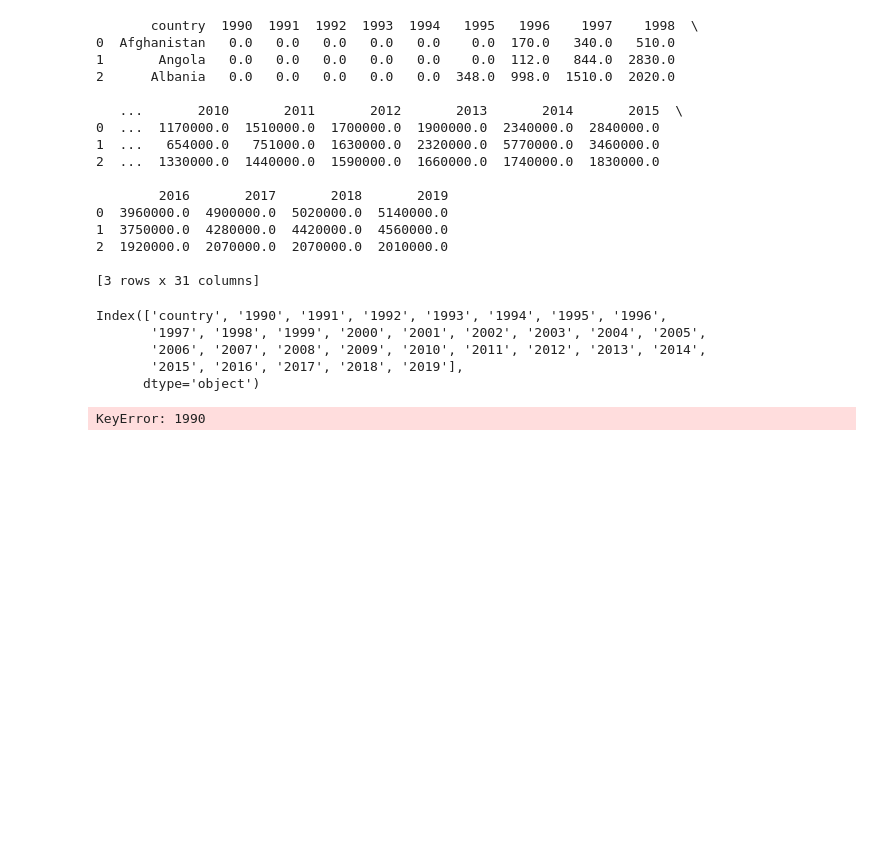
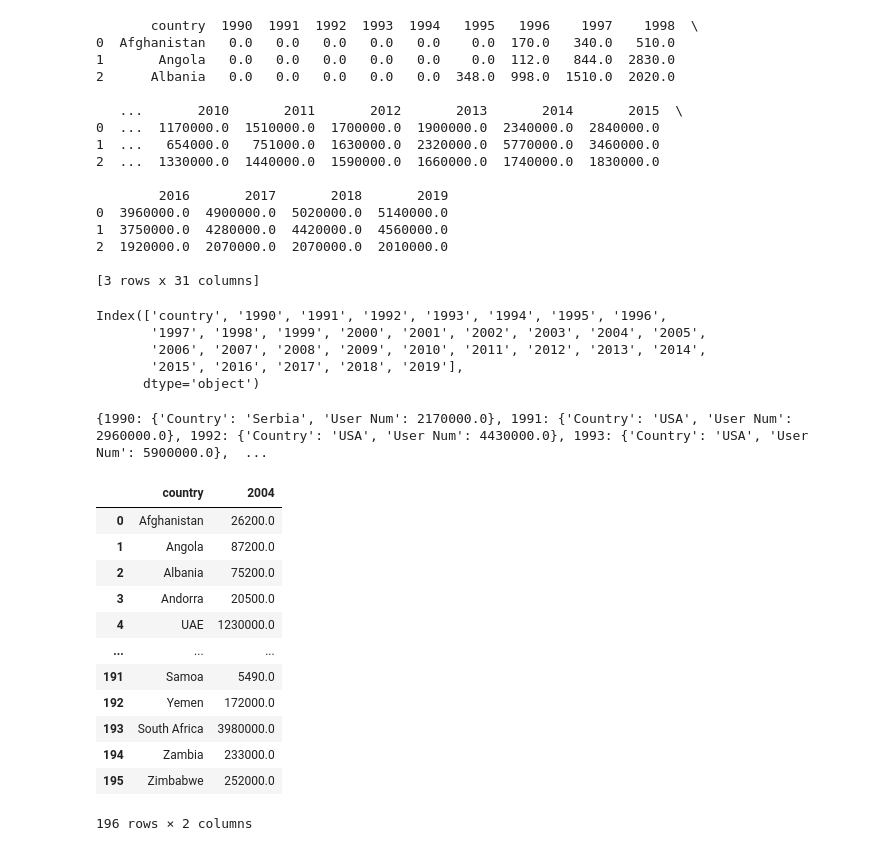
Before and after one commit to hesamzs/NetUserNum, a Jupyter notebook: net_num.ipynb, the cells around one changed output. Saved outputs shown, nothing was run; the diff lists cells and outputs as text; code cells hidden in the pictures; blank space fills up the shorter version.

```diff
--- a/net_num.ipynb
+++ b/net_num.ipynb
@@ -31,9 +31,6 @@ Index(['country', '1990', '1991', '1992', '1993', '1994', '1995', '1996',
 # %%
 max_data = {}
 first_year = 1990
-
-# for i in df.columns:
-    # print(i)
 
 while first_year <= 2019 :
     max_value = df[str(first_year)].max()
@@ -41,10 +38,26 @@ while first_year <= 2019 :
     max_data[first_year] = {
         "Country" : country_name,
         "User Num" : max_value,
-
     }
 
+    first_year += 1
 
-    first_year += 1
+print(max_data)
 # %% [output]
-KeyError: 1990
+{1990: {'Country': 'Serbia', 'User Num': 2170000.0}, 1991: {'Country': 'USA', 'User Num': 2960000.0}, 1992: {'Country': 'USA', 'User Num': 4430000.0}, 1993: {'Country': 'USA', 'User Num': 5900000.0},  ...
+# %%
+df[["country","2004"]]
+# %% [output]
+|  | country | 2004 |
+| 0 | Afghanistan | 26200.0 |
+| 1 | Angola | 87200.0 |
+| 2 | Albania | 75200.0 |
+| 3 | Andorra | 20500.0 |
+| 4 | UAE | 1230000.0 |
+| ... | ... | ... |
+| 191 | Samoa | 5490.0 |
+| 192 | Yemen | 172000.0 |
+| 193 | South Africa | 3980000.0 |
+| 194 | Zambia | 233000.0 |
+| 195 | Zimbabwe | 252000.0 |
+196 rows × 2 columns
```
Also changed, not shown: parts of 2 cells of this notebook, 7 other files.
